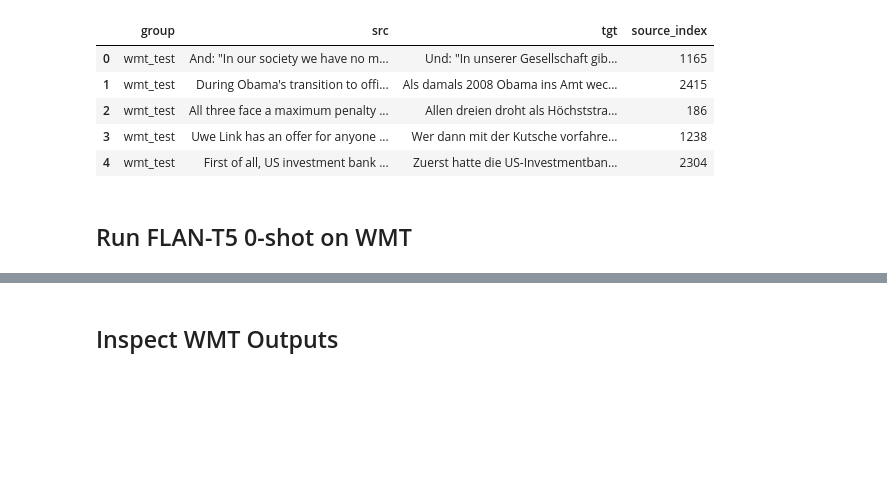
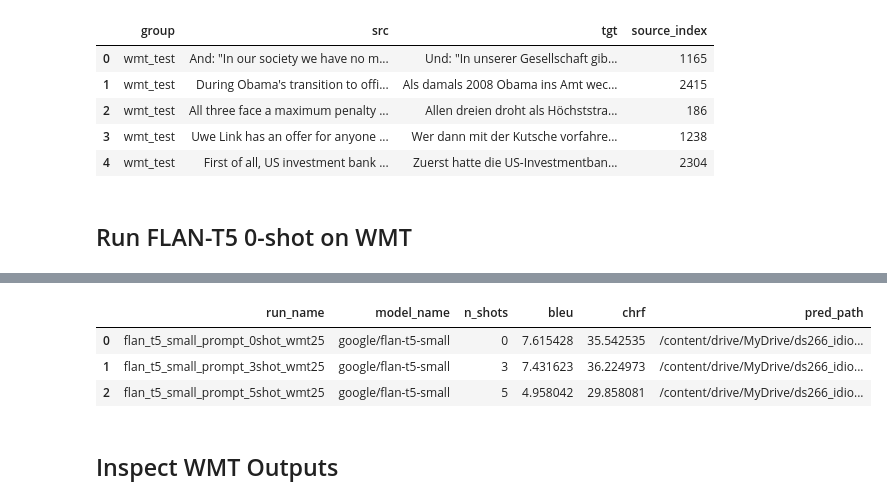
Before and after one commit to auntiepersilla/Idiom_Aware_MT_Finetuning_EN-DE, a Jupyter notebook: notebooks/06_experiment_idiom_aware_MT_fewshot_prompting_flant5.ipynb, the cells around one changed output, grey strips where cells are left out. Saved outputs shown, nothing was run; the diff lists cells and outputs as text; code cells hidden in the pictures; blank space fills up the shorter version.

```diff
--- a/notebooks/06_experiment_idiom_aware_MT_fewshot_prompting_flant5.ipynb
+++ b/notebooks/06_experiment_idiom_aware_MT_fewshot_prompting_flant5.ipynb
@@ -555,37 +650,70 @@ Selected WMT subset rows: 25
 # %% [markdown]
 ## Run FLAN-T5 0-shot on WMT
 # %%
-wmt_prompts = [build_prompt(src_text, demos=[]) for src_text in wmt_subset_df["src"].tolist()]
-wmt_preds = generate_texts(wmt_prompts, gen_kwargs=GEN_KWARGS)
-wmt_refs = wmt_subset_df["tgt"].tolist()
-wmt_metrics = compute_metrics(wmt_preds, wmt_refs)
+wmt_run_summaries = []
 
-print(WMT_RUN_PREFIX, wmt_metrics)
+for n_shots in SHOT_COUNTS:
+    wmt_run_name = f"{RUN_PREFIX}_{n_shots}shot_wmt25"
+    wmt_pred_path = os.path.join(PROMPT_RESULTS_DIR, f"{wmt_run_name}_preds.csv")
+    wmt_subset_path = os.path.join(PROMPT_RESULTS_DIR, f"{wmt_run_name}_selected_subset.csv")
 
-wmt_pred_df = wmt_subset_df.copy()
-wmt_pred_df["prompt"] = wmt_prompts
-wmt_pred_df["pred"] = wmt_preds
-wmt_pred_df["model_name"] = MODEL_NAME
-wmt_pred_df["n_shots"] = 0
+    if os.path.exists(wmt_pred_path) and os.path.exists(wmt_subset_path) and not FORCE_RERUN_PROMPTS:
+        print(f"Loading existing WMT predictions for {wmt_run_name} from: {wmt_pred_path}")
+        wmt_pred_df = pd.read_csv(wmt_pred_path)
+        wmt_subset_df = pd.read_csv(wmt_subset_path)
+        wmt_preds = wmt_pred_df["pred"].tolist()
+        wmt_refs = wmt_pred_df["tgt"].tolist() if "tgt" in wmt_pred_df.columns else wmt_subset_df["tgt"].tolist()
+    else:
+        wmt_prompts = []
+        for idx, row in wmt_subset_df.iterrows():
+            demos = sample_demos(wmt_train_df, n_shots, exclude_src=row["src"], seed=WMT_SAMPLE_SEED + idx) if n_shots > 0 else []
+            wmt_prompts.append(build_prompt(row["src"], demos=demos))
 
-wmt_pred_path = os.path.join(PROMPT_RESULTS_DIR, f"{WMT_RUN_PREFIX}_preds.csv")
-wmt_subset_path = os.path.join(PROMPT_RESULTS_DIR, f"{WMT_RUN_PREFIX}_selected_subset.csv")
+        wmt_preds = generate_texts(wmt_prompts, gen_kwargs=GEN_KWARGS)
+        wmt_refs = wmt_subset_df["tgt"].tolist()
 
-wmt_pred_df.to_csv(wmt_pred_path, index=False)
-wmt_subset_df.to_csv(wmt_subset_path, index=False)
+        wmt_pred_df = wmt_subset_df.copy()
+        wmt_pred_df["prompt"] = wmt_prompts
+        wmt_pred_df["pred"] = wmt_preds
+        wmt_pred_df["model_name"] = MODEL_NAME
+        wmt_pred_df["n_shots"] = n_shots
 
-log_prompt_metrics(
-    run_name=WMT_RUN_PREFIX,
-    model_name=MODEL_NAME,
-    n_shots=0,
-    split="wmt_test",
-    metrics=wmt_metrics,
-    n_eval=len(wmt_pred_df),
-    gen_kwargs=GEN_KWARGS,
-    notes="0-shot prompted baseline on canonical 25-example WMT14 subset"
-)
+        wmt_pred_df.to_csv(wmt_pred_path, index=False)
+        wmt_subset_df.to_csv(wmt_subset_path, index=False)
 
-print("saved predictions:", wmt_pred_path)
-print("saved selected subset:", wmt_subset_path)
+    wmt_metrics = compute_metrics(wmt_preds, wmt_refs)
+    print(wmt_run_name, wmt_metrics)
+
+    log_prompt_metrics(
+        run_name=wmt_run_name,
+        model_name=MODEL_NAME,
+        n_shots=n_shots,
+        split="wmt_test",
+        metrics=wmt_metrics,
+        n_eval=len(wmt_preds),
+        gen_kwargs=GEN_KWARGS,
+        notes=f"{n_shots}-shot prompted baseline on canonical 25-example WMT14 subset"
+    )
+
+    upsert_canonical_metric(
+        f"{RUN_PREFIX}_{n_shots}shot",
+        "wmt_test",
+        wmt_metrics,
+        source_notebook="06_experiment_idiom_aware_MT_fewshot_prompting_flant5.ipynb",
+        source_run_name=wmt_run_name,
+        notes=f"{n_shots}-shot prompted baseline on canonical 25-example WMT14 subset"
+    )
+
+    wmt_run_summaries.append({
+        "run_name": wmt_run_name,
+        "model_name": MODEL_NAME,
+        "n_shots": n_shots,
+        "bleu": wmt_metrics["bleu"],
+        "chrf": wmt_metrics["chrf"],
+        "pred_path": wmt_pred_path,
+    })
+
+wmt_summary_df = pd.DataFrame(wmt_run_summaries)
+wmt_summary_df
 # %% [output]
 flan_t5_small_prompt_0shot_wmt25 {'bleu': 7.615427563841016, 'chrf': 35.542535498334885}
@@ -594,3 +722,7 @@ saved selected subset: /content/drive/MyDrive/ds266_idiom_mt/results/flan_t5_sma
+|  | run_name | model_name | n_shots | bleu | chrf | pred_path |
+| 0 | flan_t5_small_prompt_0shot_wmt25 | google/flan-t5-small | 0 | 7.615428 | 35.542535 | /content/drive/MyDrive/ds266_idio... |
+| 1 | flan_t5_small_prompt_3shot_wmt25 | google/flan-t5-small | 3 | 7.431623 | 36.224973 | /content/drive/MyDrive/ds266_idio... |
+| 2 | flan_t5_small_prompt_5shot_wmt25 | google/flan-t5-small | 5 | 4.958042 | 29.858081 | /content/drive/MyDrive/ds266_idio... |
 # %% [markdown]
 ## Inspect WMT Outputs
 # %%
```
Also changed, not shown: parts of 17 cells of this notebook.
